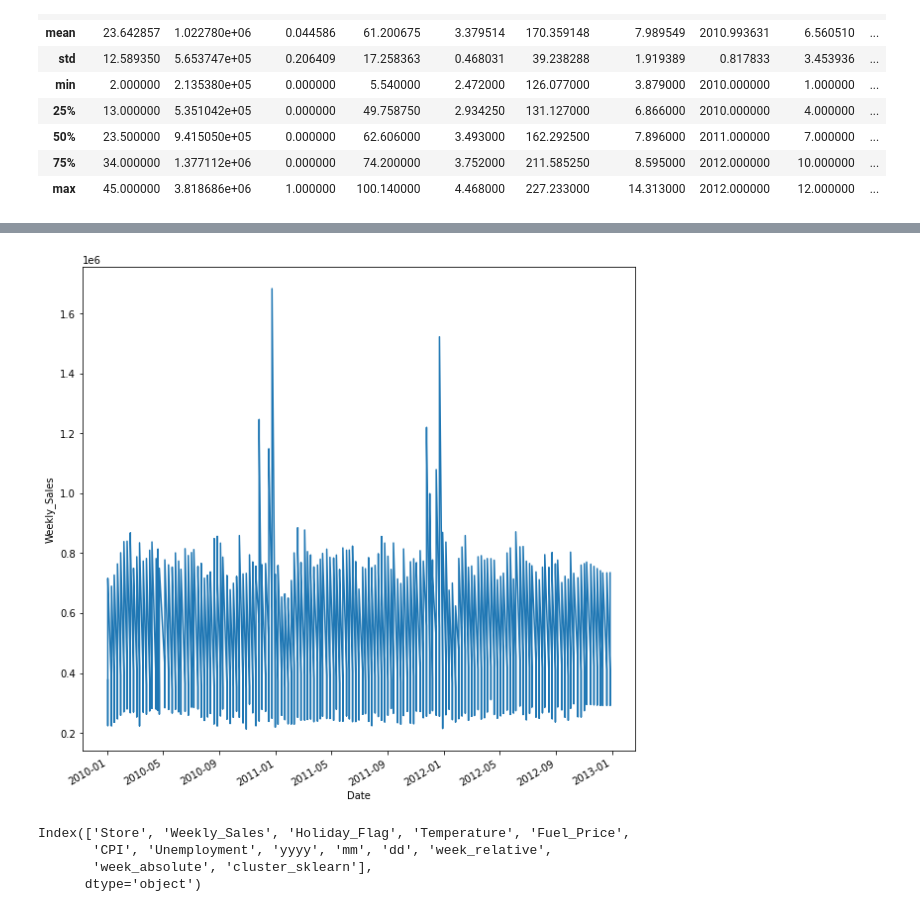
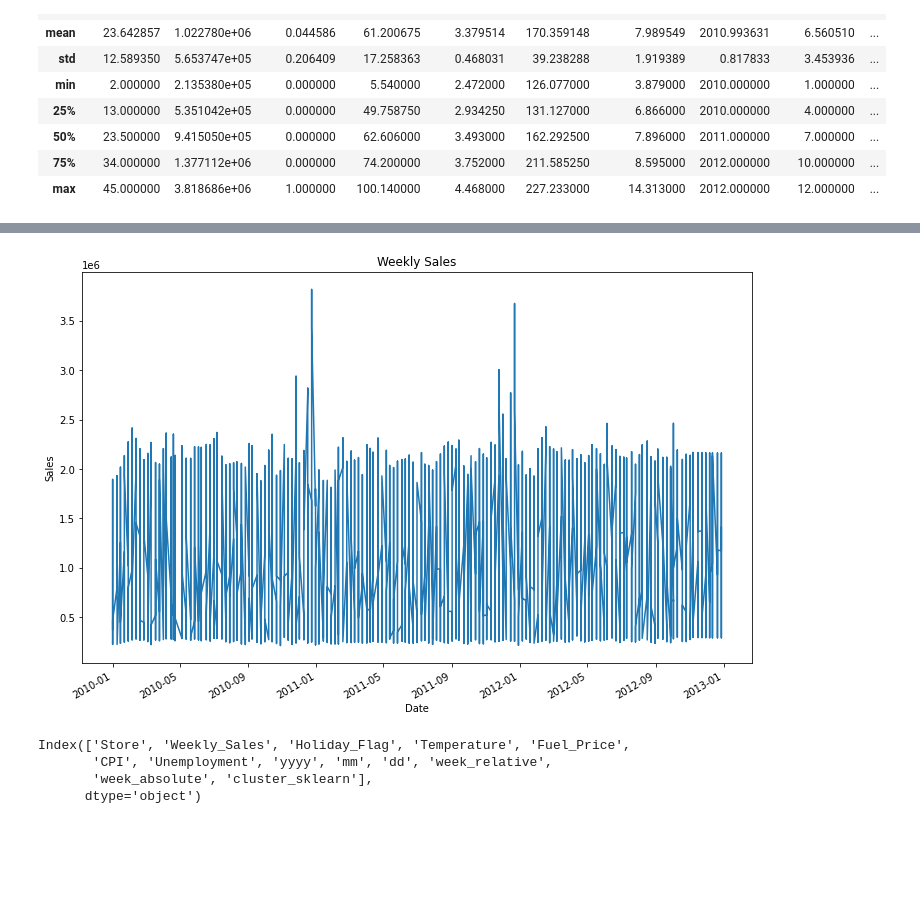
Before and after one commit to infoshareacademy/jdszr6-World-data-analysis, a Jupyter notebook: Projekt_DL/Walmart_prediction_DL.ipynb, the cells around one changed output, grey strips where cells are left out. Saved outputs shown, nothing was run; the diff lists cells and outputs as text; code cells hidden in the pictures; blank space fills up the shorter version.

```diff
--- a/Projekt_DL/Walmart_prediction_DL.ipynb
+++ b/Projekt_DL/Walmart_prediction_DL.ipynb
@@ -94,11 +79,12 @@ class_0
 # %%
-plt.figure(figsize=(10,10))
-class_0["Weekly_Sales"].plot()
-plt.ylabel("Weekly_Sales")
+plt.figure(figsize=(12,8))
+df_indexed["Weekly_Sales"].plot()
+plt.ylabel("Sales")
 plt.xlabel("Date")
+plt.title("Weekly Sales")
 pass
 # %% [output]
-[figure, old version]
+[figure, new version]
 # %%
 fig = px.line(df, x="Date", y="Weekly_Sales", title="Weekly_Sales with Slider")
 
```
Also changed, not shown: parts of 2 cells of this notebook, 4 other files.
